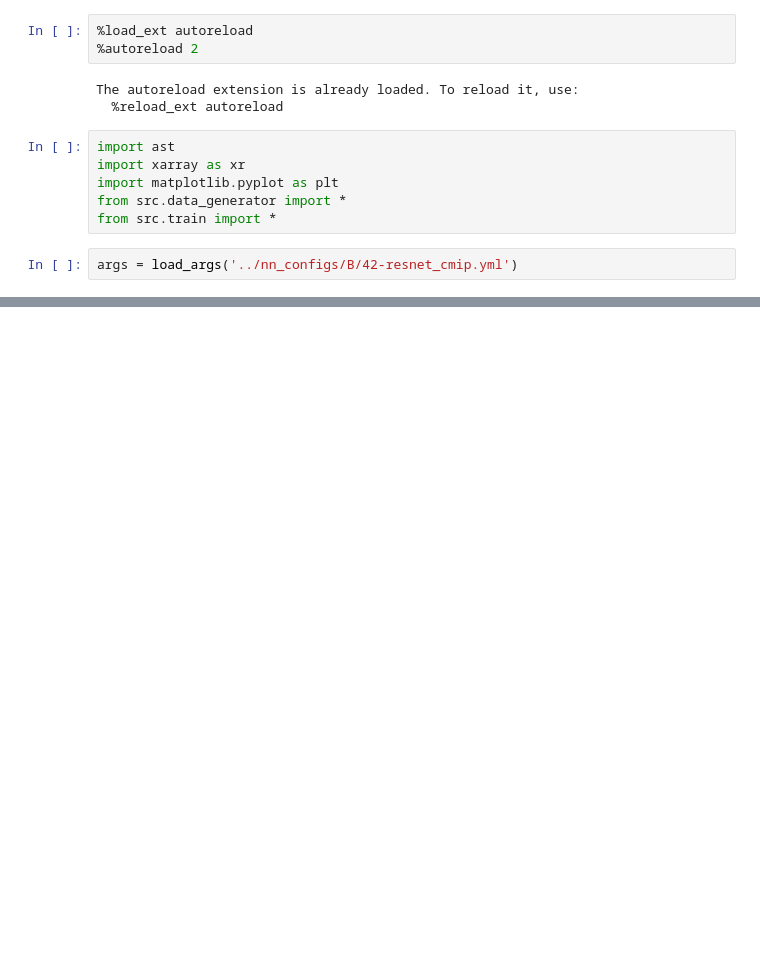
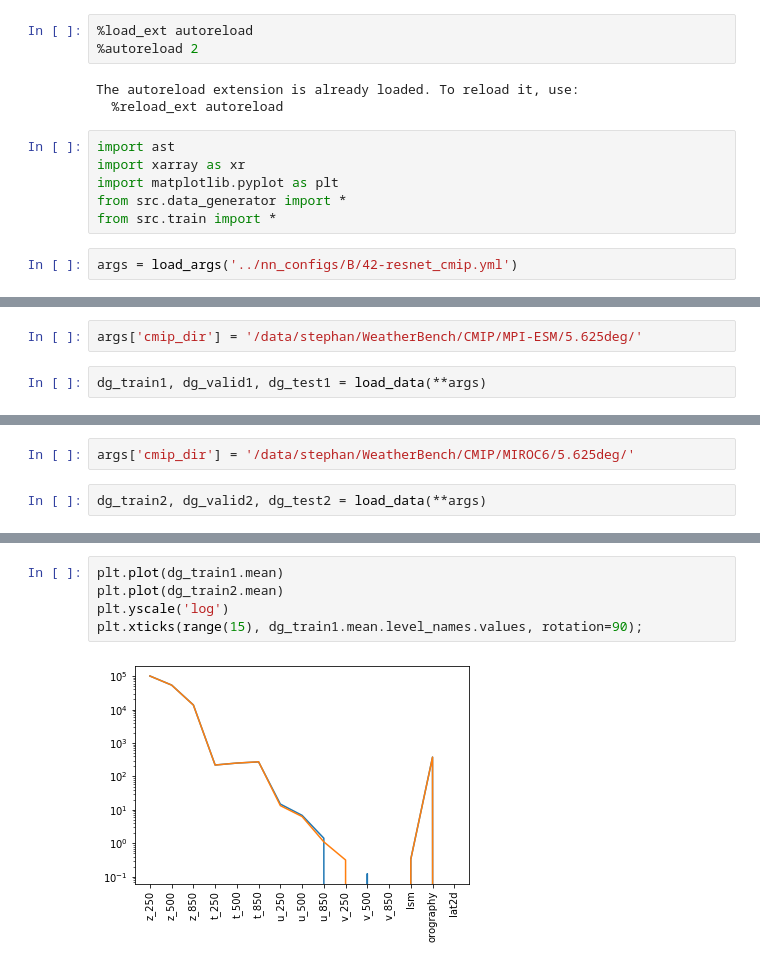
Before and after one commit to sagar-garg/WeatherBench, a Jupyter notebook: devlog/16-multi_CMIP_dg.ipynb, the cells around one changed output, grey strips where cells are left out. Drawn from its saved outputs; the diff is of its cells as text; blank space fills up the shorter version.

Commit message:
First version of mulit-CMIP loading

```diff
--- a/devlog/16-multi_CMIP_dg.ipynb
+++ b/devlog/16-multi_CMIP_dg.ipynb
@@ -20,0 +19,4 @@ OSError: no files to open
+# %%
+args['cmip_dir'] = '/data/stephan/WeatherBench/CMIP/MPI-ESM/5.625deg/'
+# %%
+dg_train1, dg_valid1, dg_test1 = load_data(**args)
@@ -20,0 +41,4 @@ OSError: no files to open
+# %%
+args['cmip_dir'] = '/data/stephan/WeatherBench/CMIP/MIROC6/5.625deg/'
+# %%
+dg_train2, dg_valid2, dg_test2 = load_data(**args)
@@ -20,0 +85,7 @@ OSError: no files to open
+# %%
+plt.plot(dg_train1.mean)
+plt.plot(dg_train2.mean)
+plt.yscale('log')
+plt.xticks(range(15), dg_train1.mean.level_names.values, rotation=90);
+# %% [output]
+[figure, added]
```
Also changed, not shown: parts of 18 cells of this notebook.
